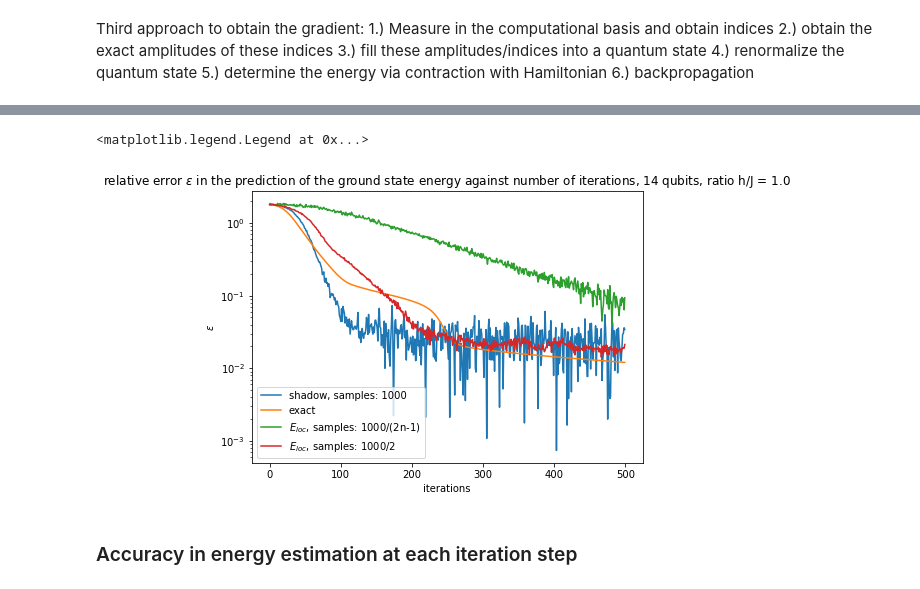
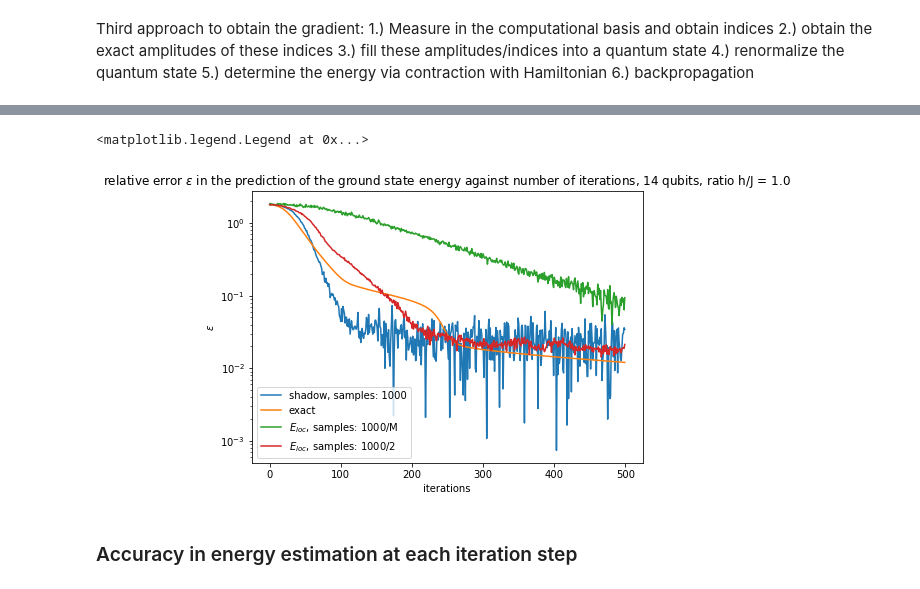
Before and after one commit to LennartBuerger/classical-shadows-for-1d-TFIM-energy-estimation, a Jupyter notebook: display_data/mps_display.ipynb, the cells around one changed output, grey strips where cells are left out. Drawn from its saved outputs; the diff is of its cells as text; code cells hidden in the pictures.

Commit message:
added comparsion plot e loc shadows slightly

```diff
--- a/display_data/mps_display.ipynb
+++ b/display_data/mps_display.ipynb
@@ -407,27 +407,27 @@ print(accuracy_shadow_loaded)
 # %%
 # comparison of all three methods
 plt.figure(figsize=(7,5))
 num_meas = 1000
 step_num = 500
 
 #plt.plot(np.arange(0, step_num), accuracy_brute_sample[num, :], label='reconstruction, samples: ' + str(num_meas[num]))
 plt.plot(np.arange(0, step_num), accuracy_shadow_loaded[0][0:step_num], label='shadow, samples: ' + str(num_meas))
 plt.plot(np.arange(0, step_num), accuracy_brute_loaded[0:step_num], label='exact')
 num_meas = np.array([38, 500])
 save_direc_e_loc_accuracy = Path('data/optim/e_loc_grad_accuracies' + str(38.0) + '.npy')
 accuracy_e_loc = np.load(save_direc_e_loc_accuracy, allow_pickle=True)
-plt.plot(np.arange(0, step_num), accuracy_e_loc[0][0:step_num], label='$E_{loc}$, samples: 1000/(2n-1)')
+plt.plot(np.arange(0, step_num), accuracy_e_loc[0][0:step_num], label='$E_{loc}$, samples: 1000/M')
 save_direc_e_loc_accuracy = Path('data/optim/e_loc_grad_accuracies' + str(500.0) + '.npy')
 accuracy_e_loc = np.load(save_direc_e_loc_accuracy, allow_pickle=True)
 plt.plot(np.arange(0, step_num), accuracy_e_loc[0][0:step_num], label='$E_{loc}$, samples: 1000/2')
 plt.title('relative error $\epsilon$ in the prediction of the ground state energy against number of iterations, ' + str(qubit_num) + ' qubits, ratio h/J = ' + str(ratio_h_j))
 plt.yscale('log')
 plt.xlabel('iterations')
 plt.ylabel('$\epsilon$')
 plt.legend()
 # %% [output]
 <matplotlib.legend.Legend at 0x...>
-[figure, old version]
+[figure, new version]
 # %% [markdown]
 ### Accuracy in energy estimation at each iteration step
 # %%
```
